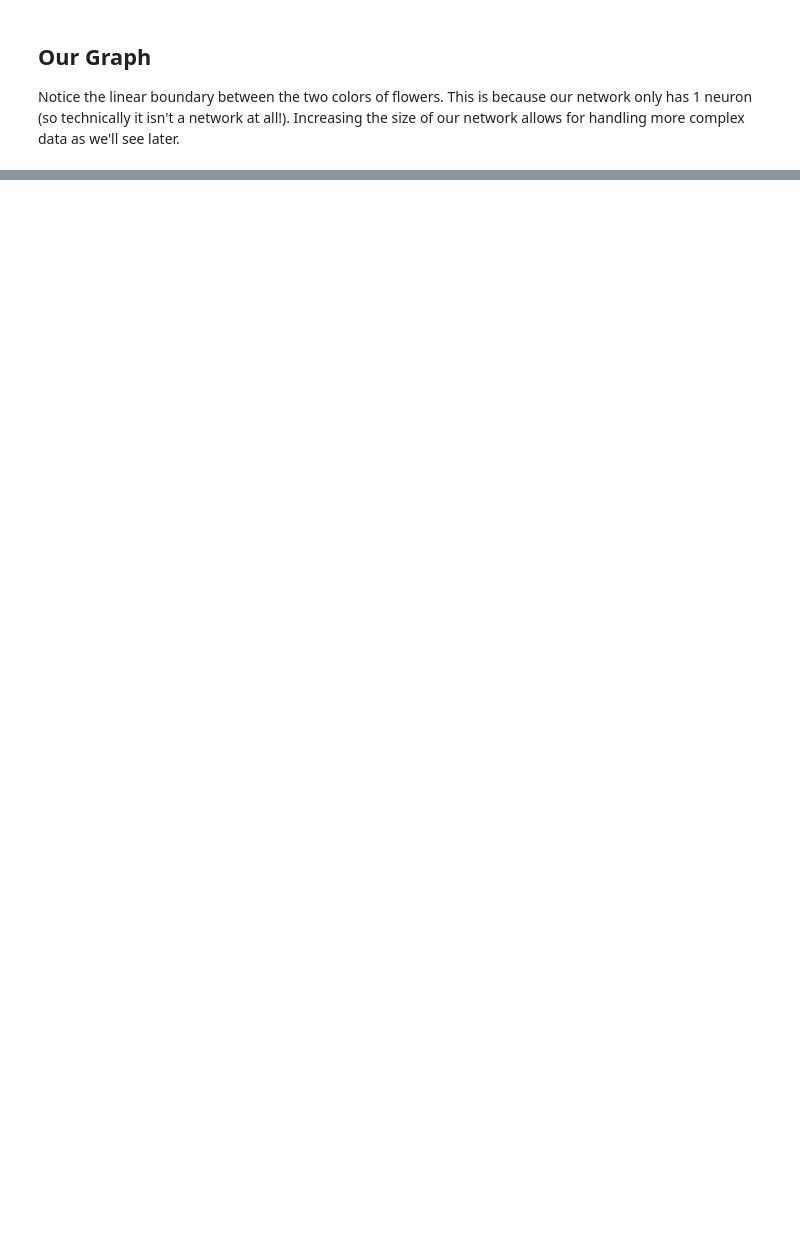
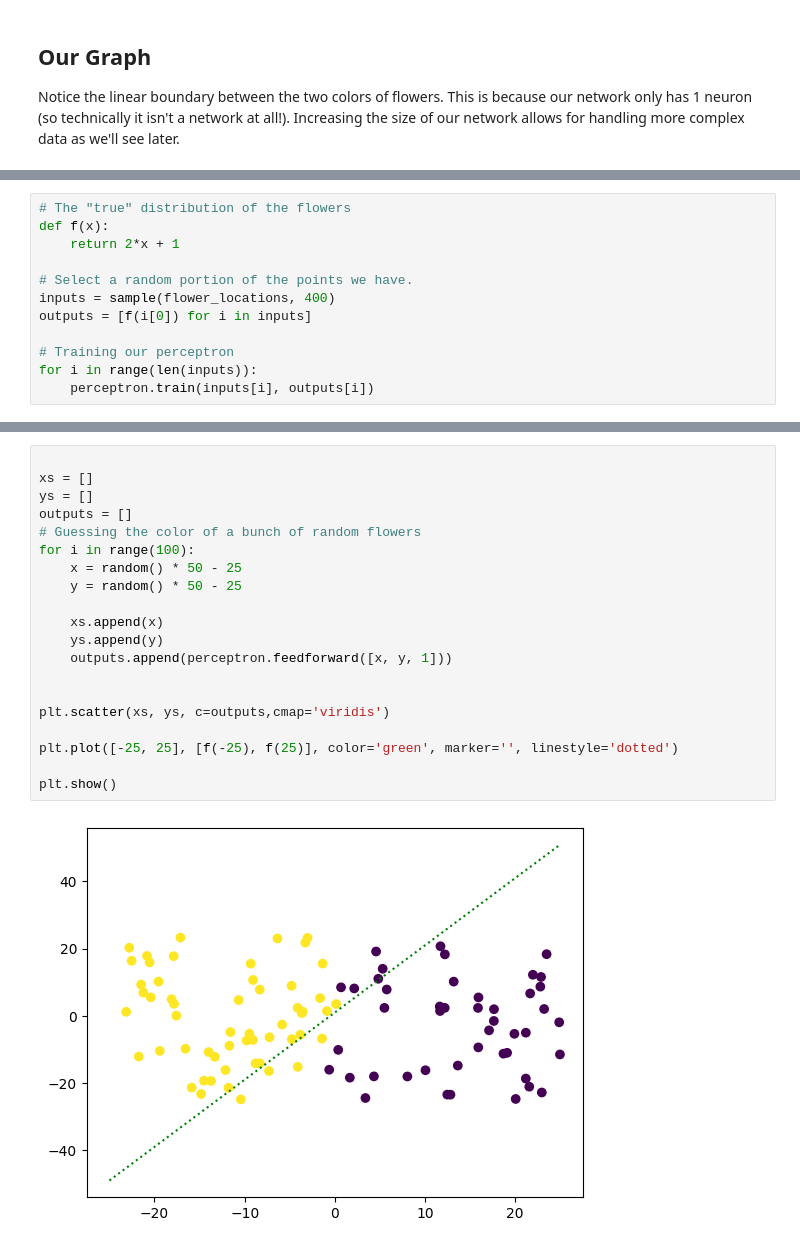
Before and after one commit to Ml4All-IU/Lab-11.08.2023, a Jupyter notebook: notebook.ipynb, the cells around one changed output, grey strips where cells are left out. Drawn from its saved outputs; the diff is of its cells as text; blank space fills up the shorter version.

```diff
--- a/notebook.ipynb
+++ b/notebook.ipynb
@@ -106,0 +127,12 @@ When we provide enough trading data
+# %%
+# The "true" distribution of the flowers
+def f(x):
+    return 2*x + 1
+
+# Select a random portion of the points we have.
+inputs = sample(flower_locations, 400)
+outputs = [f(i[0]) for i in inputs]
+
+# Training our perceptron
+for i in range(len(inputs)):
+    perceptron.train(inputs[i], outputs[i])
@@ -107,3 +142,25 @@ When we provide enough trading data
+# %%
+
+xs = []
+ys = []
+outputs = []
+# Guessing the color of a bunch of random flowers
+for i in range(100):
+    x = random() * 50 - 25
+    y = random() * 50 - 25
+
+    xs.append(x)
+    ys.append(y)
+    outputs.append(perceptron.feedforward([x, y, 1]))
+
+
+plt.scatter(xs, ys, c=outputs,cmap='viridis')
+
+plt.plot([-25, 25], [f(-25), f(25)], color='green', marker='', linestyle='dotted')
+
+plt.show()
+# %% [output]
+[figure, added]
 # %% [markdown]
 # Sources
 - https://natureofcode.com/book/chapter-10-neural-networks/
```
Also changed, not shown: parts of 7 cells of this notebook.
